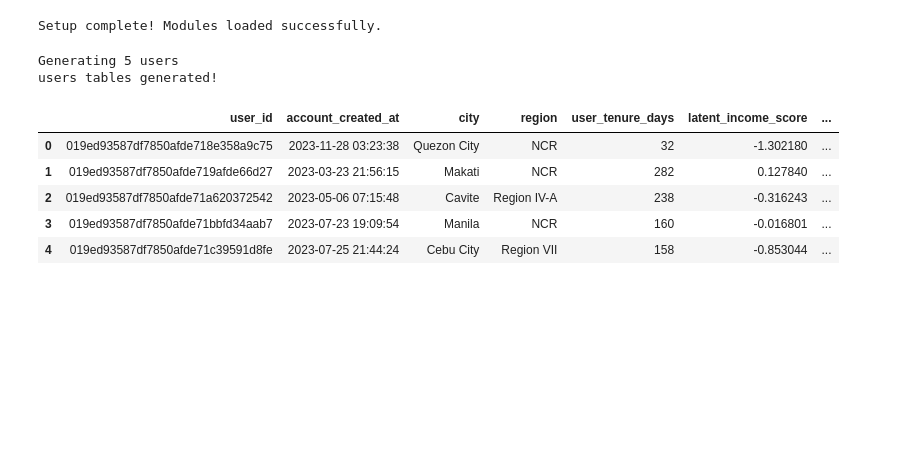
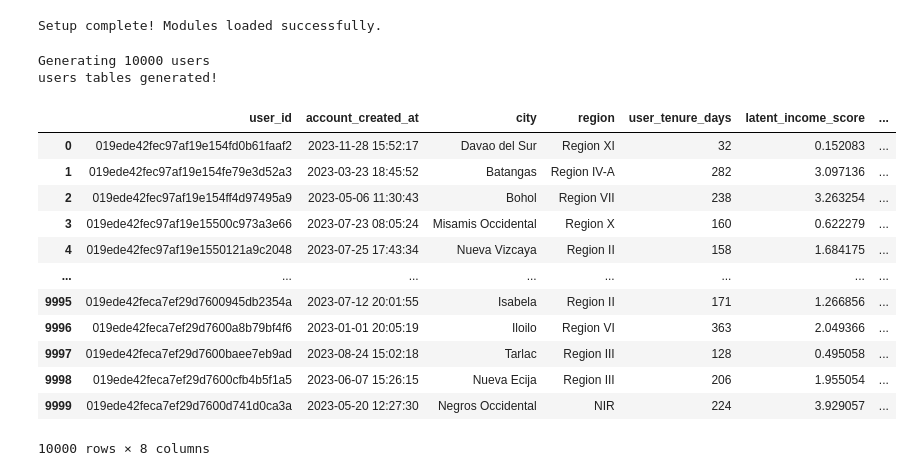
Before and after one commit to ruicchi/ph-ecommerce-data-simulator, a Jupyter notebook: synthetic_data_gen.ipynb, the cells around one changed output. Cells and saved outputs as stored; diff of their text form; code cells hidden in the pictures; blank space fills up the shorter version.

```diff
--- a/synthetic_data_gen.ipynb
+++ b/synthetic_data_gen.ipynb
@@ -18,17 +18,24 @@ print("Setup complete! Modules loaded successfully.")
 # %% [output]
 Setup complete! Modules loaded successfully.
 # %%
-test_users_df = generate_users(total_users=5, rng=rng)
+test_users_df = generate_users(total_users=10000, rng=rng)
 display(test_users_df)
 # %% [output]
-Generating 5 users
+Generating 10000 users
 users tables generated!
 |  | user_id | account_created_at | city | region | user_tenure_days | latent_income_score | ... |
-| 0 | 019ed93587df7850afde718e358a9c75 | 2023-11-28 03:23:38 | Quezon City | NCR | 32 | -1.302180 | ... |
-| 1 | 019ed93587df7850afde719afde66d27 | 2023-03-23 21:56:15 | Makati | NCR | 282 | 0.127840 | ... |
-| 2 | 019ed93587df7850afde71a620372542 | 2023-05-06 07:15:48 | Cavite | Region IV-A | 238 | -0.316243 | ... |
-| 3 | 019ed93587df7850afde71bbfd34aab7 | 2023-07-23 19:09:54 | Manila | NCR | 160 | -0.016801 | ... |
-| 4 | 019ed93587df7850afde71c39591d8fe | 2023-07-25 21:44:24 | Cebu City | Region VII | 158 | -0.853044 | ... |
+| 0 | 019ede42fec97af19e154fd0b61faaf2 | 2023-11-28 15:52:17 | Davao del Sur | Region XI | 32 | 0.152083 | ... |
+| 1 | 019ede42fec97af19e154fe79e3d52a3 | 2023-03-23 18:45:52 | Batangas | Region IV-A | 282 | 3.097136 | ... |
+| 2 | 019ede42fec97af19e154ff4d97495a9 | 2023-05-06 11:30:43 | Bohol | Region VII | 238 | 3.263254 | ... |
+| 3 | 019ede42fec97af19e15500c973a3e66 | 2023-07-23 08:05:24 | Misamis Occidental | Region X | 160 | 0.622279 | ... |
+| 4 | 019ede42fec97af19e1550121a9c2048 | 2023-07-25 17:43:34 | Nueva Vizcaya | Region II | 158 | 1.684175 | ... |
+| ... | ... | ... | ... | ... | ... | ... | ... |
+| 9995 | 019ede42feca7ef29d7600945db2354a | 2023-07-12 20:01:55 | Isabela | Region II | 171 | 1.266856 | ... |
+| 9996 | 019ede42feca7ef29d7600a8b79bf4f6 | 2023-01-01 20:05:19 | Iloilo | Region VI | 363 | 2.049366 | ... |
+| 9997 | 019ede42feca7ef29d7600baee7eb9ad | 2023-08-24 15:02:18 | Tarlac | Region III | 128 | 0.495058 | ... |
+| 9998 | 019ede42feca7ef29d7600cfb4b5f1a5 | 2023-06-07 15:26:15 | Nueva Ecija | Region III | 206 | 1.955054 | ... |
+| 9999 | 019ede42feca7ef29d7600d741d0ca3a | 2023-05-20 12:27:30 | Negros Occidental | NIR | 224 | 3.929057 | ... |
+10000 rows × 8 columns
 # %%
 test_sessions_df = generate_sessions(df_users=test_users_df, rng=rng)
 display(test_sessions_df)
```
Also changed, not shown: parts of 5 cells of this notebook, 5 other files.
